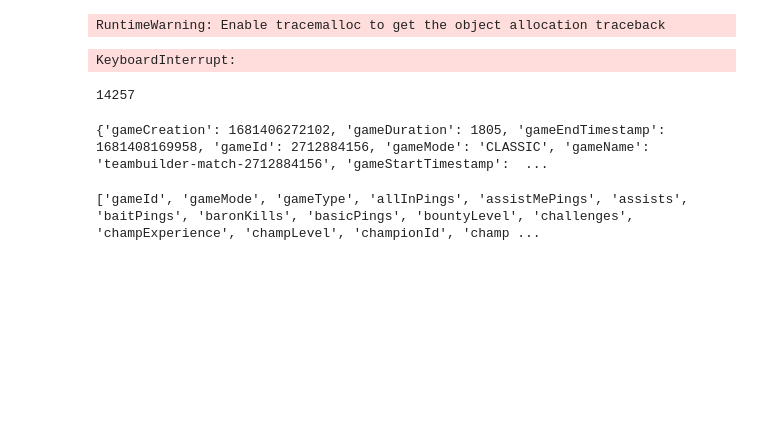
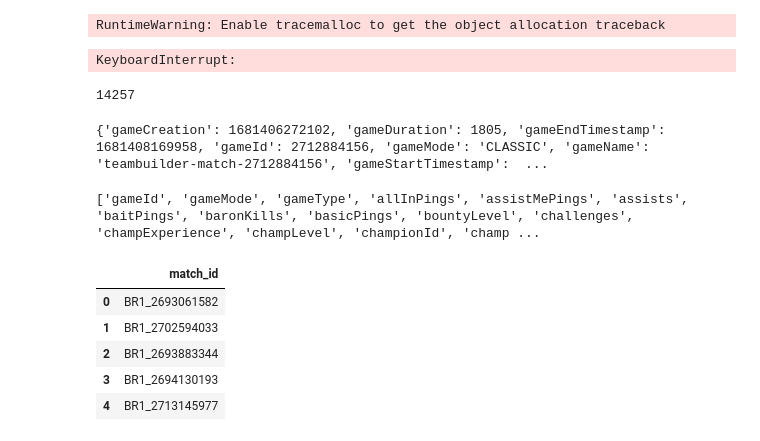
Before and after one commit to guilhermefmk/lol_data_pipeline, a Jupyter notebook: explore.ipynb, the cells around one changed output. Cells and saved outputs as stored; diff of their text form; code cells hidden in the pictures; blank space fills up the shorter version.

```diff
--- a/explore.ipynb
+++ b/explore.ipynb
@@ -153,3 +154,14 @@ print(list)
 ['gameId', 'gameMode', 'gameType', 'allInPings', 'assistMePings', 'assists', 'baitPings', 'baronKills', 'basicPings', 'bountyLevel', 'challenges', 'champExperience', 'champLevel', 'championId', 'champ ...
 # %%
 df['timestamp'] = pd.Timestamp.now().strftime('%Y-%m-%d')
+# %%
+df = pd.read_csv('/home/guilhermefmk/workspace/DEzoomcamp_Final_project/data_flow/match_ids_2023_04_17_match_ids_17-04-2023.csv', index_col=None)
+# %%
+df.head()
+# %% [output]
+|  | match_id |
+| 0 | BR1_2693061582 |
+| 1 | BR1_2702594033 |
+| 2 | BR1_2693883344 |
+| 3 | BR1_2694130193 |
+| 4 | BR1_2713145977 |
```
Also changed, not shown: parts of 13 cells of this notebook, 2 other files.
